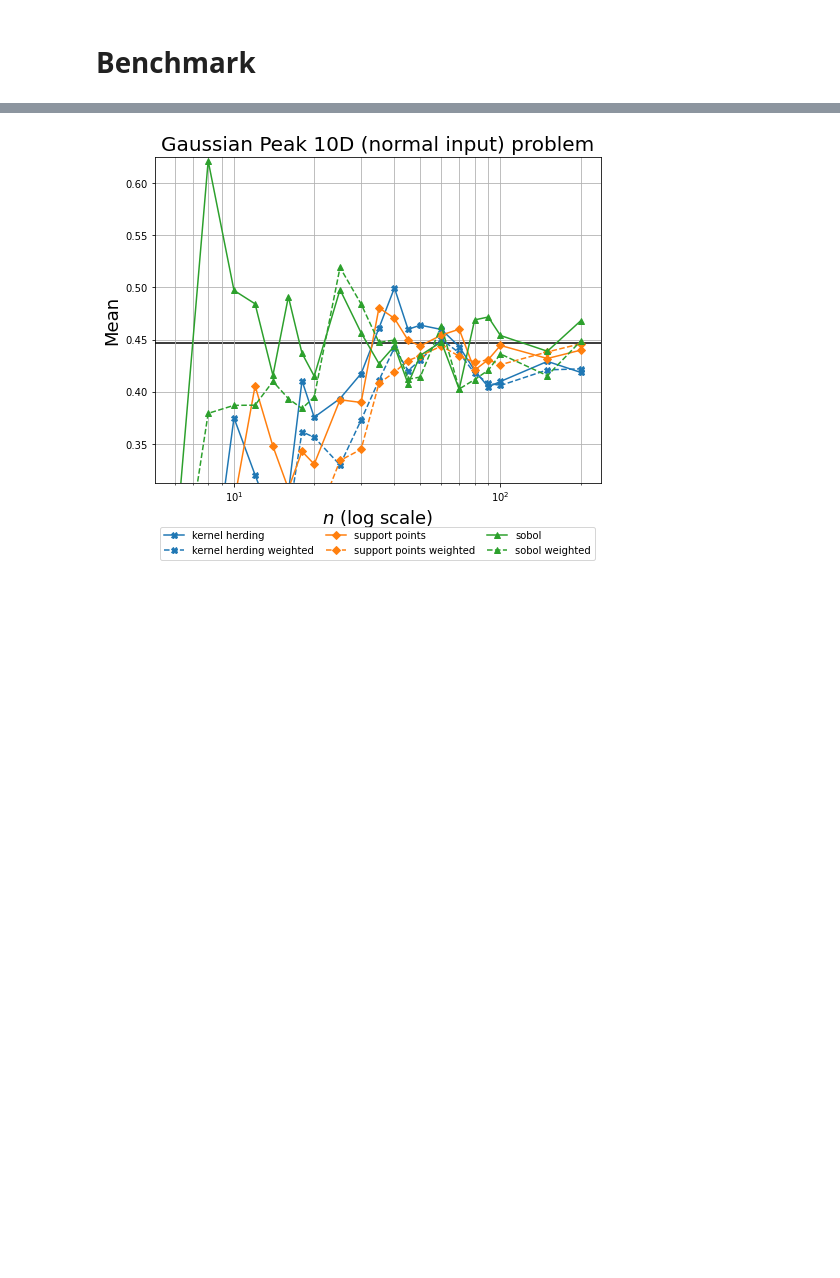
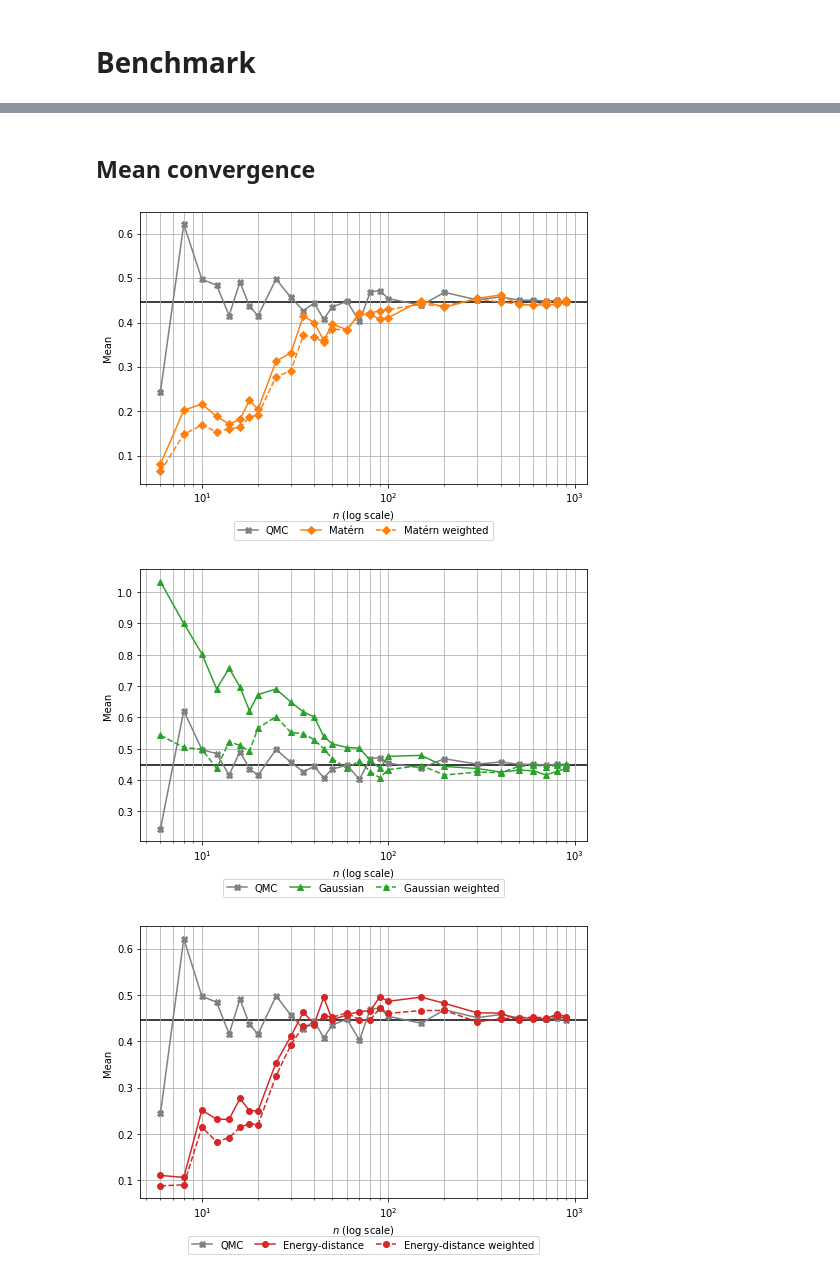
Before and after one commit to efekhari27/ctbenchmark, a Jupyter notebook: DataCentric/gaussian_peak_problem10N.ipynb, the cells around one changed output, grey strips where cells are left out. Drawn from its saved outputs; the diff is of its cells as text; code cells hidden in the pictures; blank space fills up the shorter version.

```diff
--- a/DataCentric/gaussian_peak_problem10N.ipynb
+++ b/DataCentric/gaussian_peak_problem10N.ipynb
@@ -38,5 +28,9 @@ candidate_points = doe_generator.generate_sample('sobol', 2**15, distribution, N
+# %%
+candidate_set_size = 2 ** 14
+seq = ot.SobolSequence(distribution.getDimension())
+sobol_experiment = ot.LowDiscrepancyExperiment(seq, distribution, candidate_set_size, False)
+candidate_set = sobol_experiment.generate()
 # %%
-#x_bench_sizes = list(range(5, 100, 5)) + list(range(100, 200, 50))
-x_bench_sizes = list(range(6, 20, 2)) + list(range(20, 50, 5)) + list(range(50, 100, 10)) + list(range(100, 250, 50))
-my_methods = ['kernel herding', 'support points', 'sobol']
+x_bench_sizes = list(range(6, 20, 2)) + list(range(20, 50, 5)) + list(range(50, 100, 10)) + list(range(100, 200, 50))  + list(range(200, 1000, 100))
+my_methods = ['Matérn', 'Gaussian', 'Energy-distance', 'QMC']
 bench = ctb.CentralTendencyBenchmark(my_methods, x_bench_sizes)
@@ -47,6 +37,6 @@ bench = ctb.CentralTendencyBenchmark(my_methods, x_bench_sizes)
 # %%
 bench.scale_coefficient = 0.8
-df_benchmark = bench.run_benchmark([problem], candidate_points)
+df_benchmark = bench.run_benchmark([problem], candidate_set)
 df_benchmark = df_benchmark.reset_index()
-#df_benchmark.to_csv('results/ct_benchmark_{}.csv'.format(problem_name), index=False)
+df_benchmark.to_csv('res/ct_benchmark_{}.csv'.format(problem_name), index=False)
 # %% [output]
@@ -59,6 +51,13 @@ DONE: problem=Gaussian Peak 10D (normal input) | method=kernel herding
+# %% [markdown]
+## Mean convergence
 # %%
-sfile = 'res/{}_convergence.pdf'.format(problem_name)
-#figure = bench.plot_ct_benchmark(df_benchmark, problem_name, methods=my_methods, save_file=sfile);
-figure = bench.plot_ct_benchmark(df_benchmark, problem_name, methods=my_methods);
+sfile = 'res/{}_convergence_Matern.pdf'.format(problem_name)
+figure = bench.plot_ct_benchmark(df_benchmark, problem_name, methods=['QMC', 'Matérn'], save_file=sfile)
+sfile = 'res/{}_convergence_Gaussian.pdf'.format(problem_name)
+figure = bench.plot_ct_benchmark(df_benchmark, problem_name, methods=['QMC', None, 'Gaussian'], save_file=sfile)
+sfile = 'res/{}_convergence_ED.pdf'.format(problem_name)
+figure = bench.plot_ct_benchmark(df_benchmark, problem_name, methods=['QMC', None, None, 'Energy-distance'], save_file=sfile);
 # %% [output]
-[figure, old version]
+[figure, new version]
+[figure, added]
+[figure, added]
```
Also changed, not shown: parts of 8 cells of this notebook, 46 other files.
